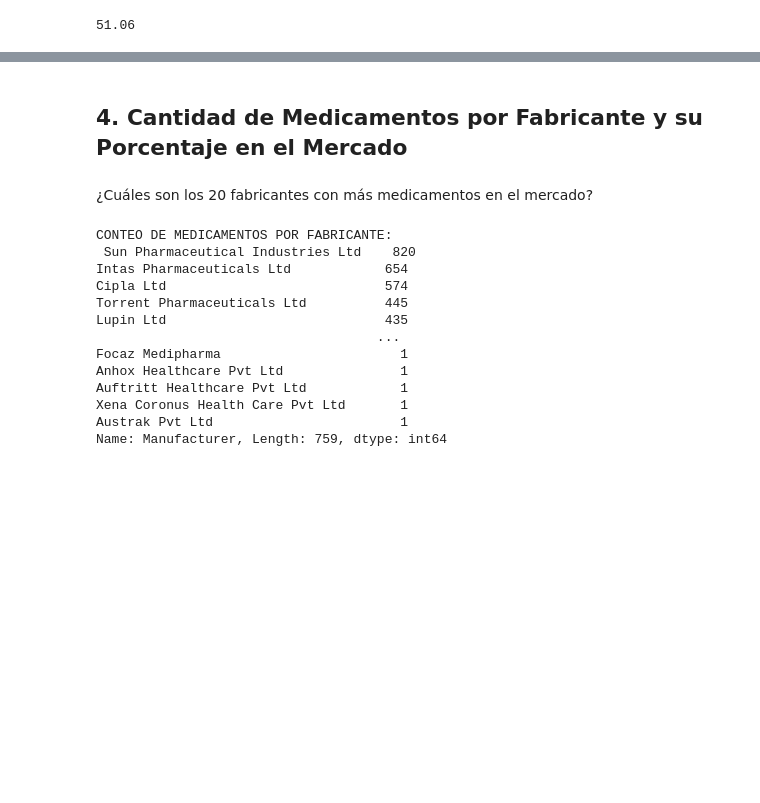
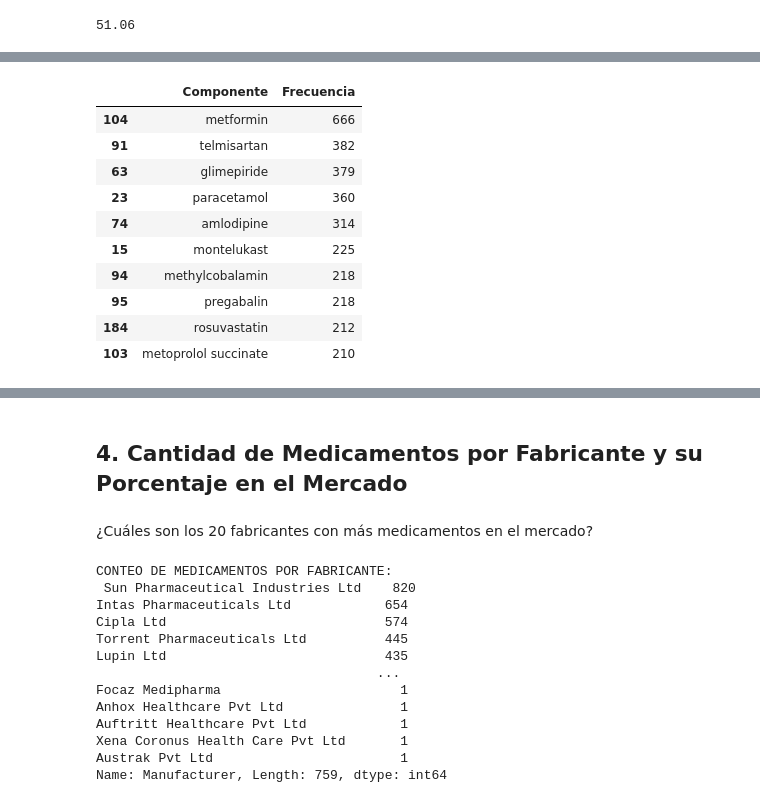
Before and after one commit to Blackie279/11000_Medicamentos, a Jupyter notebook: eda.ipynb, the cells around one changed output, grey strips where cells are left out. Cells and saved outputs as stored; diff of their text form; code cells hidden in the pictures; blank space fills up the shorter version.

```diff
--- a/eda.ipynb
+++ b/eda.ipynb
@@ -101,0 +150,27 @@ porcentaje_top_15_enfermedades
+# %%
+# Aplanar la lista de componentes para que todos estén en una sola lista
+todos_los_componentes = [componente for sublist in df['Composition Clean'] for componente in sublist]
+
+# Contar la frecuencia de cada componente
+contador_componentes = Counter(todos_los_componentes)
+
+# Convertir a DataFrame para ordenarlo
+df_componentes = pd.DataFrame(contador_componentes.items(), columns=['Componente', 'Frecuencia'])
+
+# Ordenar por la frecuencia
+df_componentes = df_componentes.sort_values(by='Frecuencia', ascending=False)
+
+# Mostrar los 10 componentes más comunes
+df_componentes.head(10)
+# %% [output]
+|  | Componente | Frecuencia |
+| 104 | metformin | 666 |
+| 91 | telmisartan | 382 |
+| 63 | glimepiride | 379 |
+| 23 | paracetamol | 360 |
+| 74 | amlodipine | 314 |
+| 15 | montelukast | 225 |
+| 94 | methylcobalamin | 218 |
+| 95 | pregabalin | 218 |
+| 184 | rosuvastatin | 212 |
+| 103 | metoprolol succinate | 210 |
```
Also changed, not shown: parts of 9 cells of this notebook.
